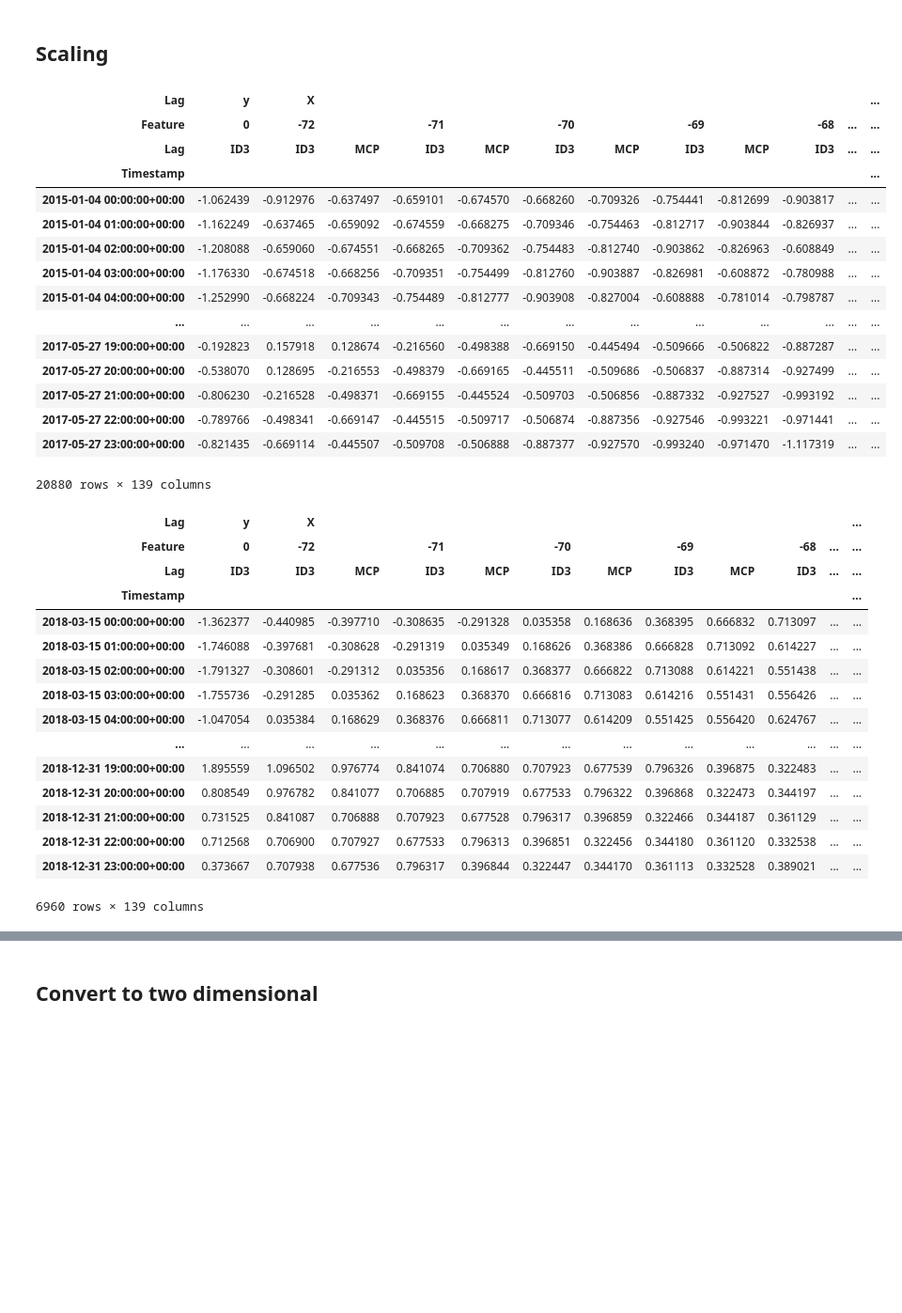
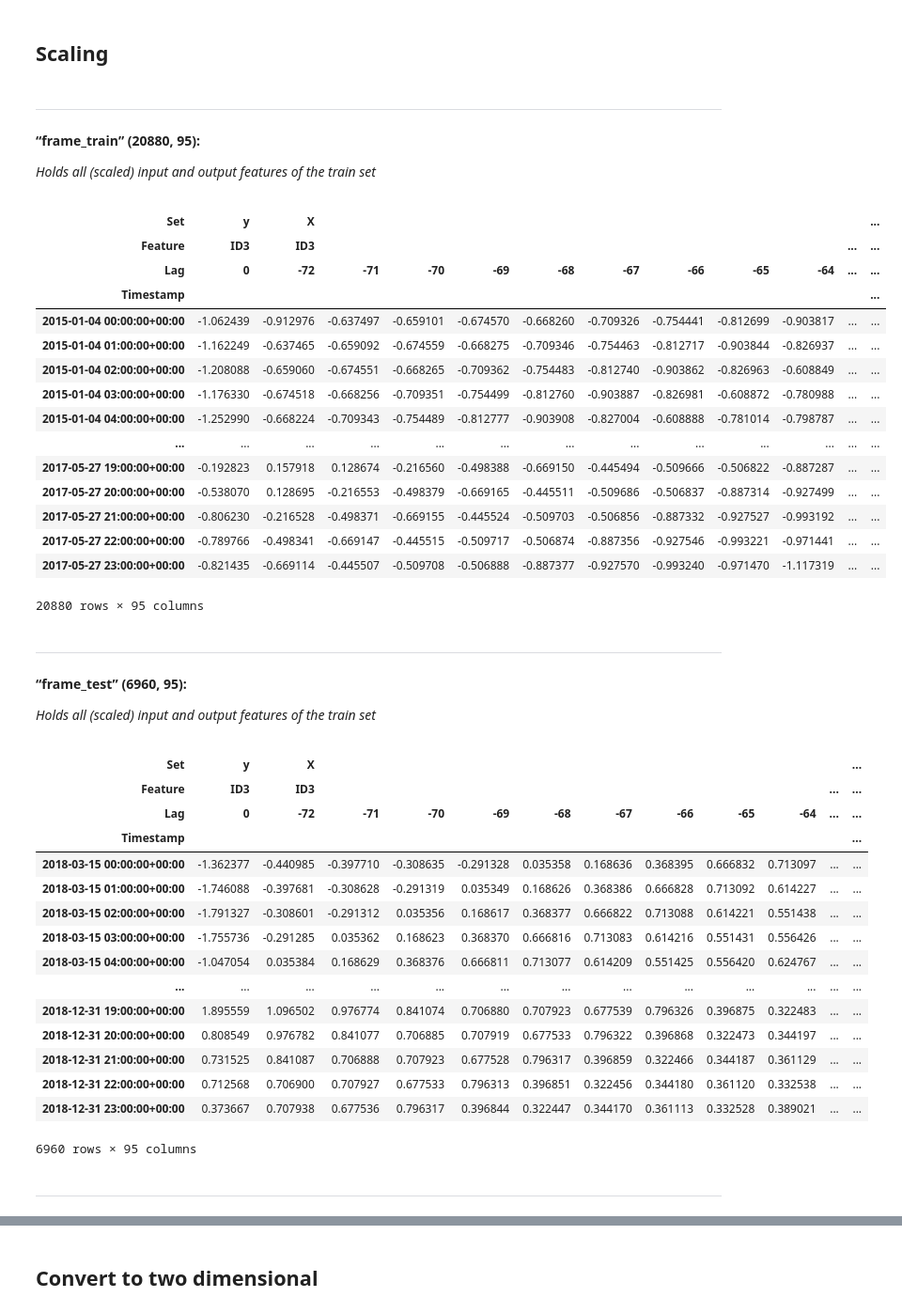
Before and after one commit to timovijn/ElectricityPriceForecasting, a Jupyter notebook: forecasting/forecasting.ipynb, the cells around one changed output, grey strips where cells are left out. Shown at 94% size. Saved outputs shown, nothing was run; the diff lists cells and outputs as text; code cells hidden in the pictures; blank space fills up the shorter version.

```diff
--- a/forecasting/forecasting.ipynb
+++ b/forecasting/forecasting.ipynb
@@ -91,5 +100,0 @@ display(features, features.shape)
-# %%
-
-features = features.dropna()
-
-display(features, features.shape)
@@ -313,36 +411,41 @@ Validation input (6960, 138) output (6960, 1)
 frame_train_unscaled = frame_train
 frame_test_unscaled = frame_test
 frame_val_unscaled = frame_val
 
 # ———————————————————————————————————————————————————————————————————————————————————————————————————— #
 
 y_scaler = StandardScaler()
 y_scaler.fit(frame_train['y'])
 
 frame_train['y'] = y_scaler.transform(frame_train['y'])
 frame_test['y'] = y_scaler.transform(frame_test['y'])
 frame_val['y'] = y_scaler.transform(frame_val['y'])
 
 # ———————————————————————————————————————————————————————————————————————————————————————————————————— #
 
 X_scaler = StandardScaler()
 X_scaler.fit(frame_train['X'])
 
 frame_train['X'] = X_scaler.transform(frame_train['X'])
 frame_test['X'] = X_scaler.transform(frame_test['X'])
 frame_val['X'] = X_scaler.transform(frame_val['X'])
 
 # ———————————————————————————————————————————————————————————————————————————————————————————————————— #
 
+display(Markdown('***')), display(Markdown(f'**“frame_train” {(frame_train.shape)}:** <p> *Holds all (scaled) input and output features of the train set*'))
 display(frame_train)
 
+display(Markdown('***')), display(Markdown(f'**“frame_test” {(frame_test.shape)}:** <p> *Holds all (scaled) input and output features of the train set*'))
 display(frame_test)
 
+display(Markdown('***')), display(Markdown(f'**“frame_val” {(frame_val.shape)}:** <p> *Holds all (scaled) input and output features of the train set*'))
 display(frame_val)
 # %% [output]
+***
+**“frame_train” (20880, 95):** <p> *Holds all (scaled) input and output features of the train set*
-| Lag | y | X |  |  |  |  |  |  |  |  |  | ... |
-| Feature | 0 | -72 |  | -71 |  | -70 |  | -69 |  | -68 | ... | ... |
-| Lag | ID3 | ID3 | MCP | ID3 | MCP | ID3 | MCP | ID3 | MCP | ID3 | ... | ... |
+| Set | y | X |  |  |  |  |  |  |  |  |  | ... |
+| Feature | ID3 | ID3 |  |  |  |  |  |  |  |  | ... | ... |
+| Lag | 0 | -72 | -71 | -70 | -69 | -68 | -67 | -66 | -65 | -64 | ... | ... |
 | Timestamp |  |  |  |  |  |  |  |  |  |  |  | ... |
 | 2015-01-04 00:00:00+00:00 | -1.062439 | -0.912976 | -0.637497 | -0.659101 | -0.674570 | -0.668260 | -0.709326 | -0.754441 | -0.812699 | -0.903817 | ... | ... |
 | 2015-01-04 01:00:00+00:00 | -1.162249 | -0.637465 | -0.659092 | -0.674559 | -0.668275 | -0.709346 | -0.754463 | -0.812717 | -0.903844 | -0.826937 | ... | ... |
@@ -355,10 +458,12 @@ display(frame_val)
 | 2017-05-27 21:00:00+00:00 | -0.806230 | -0.216528 | -0.498371 | -0.669155 | -0.445524 | -0.509703 | -0.506856 | -0.887332 | -0.927527 | -0.993192 | ... | ... |
 | 2017-05-27 22:00:00+00:00 | -0.789766 | -0.498341 | -0.669147 | -0.445515 | -0.509717 | -0.506874 | -0.887356 | -0.927546 | -0.993221 | -0.971441 | ... | ... |
 | 2017-05-27 23:00:00+00:00 | -0.821435 | -0.669114 | -0.445507 | -0.509708 | -0.506888 | -0.887377 | -0.927570 | -0.993240 | -0.971470 | -1.117319 | ... | ... |
-20880 rows × 139 columns
+20880 rows × 95 columns
+***
+**“frame_test” (6960, 95):** <p> *Holds all (scaled) input and output features of the train set*
-| Lag | y | X |  |  |  |  |  |  |  |  |  | ... |
-| Feature | 0 | -72 |  | -71 |  | -70 |  | -69 |  | -68 | ... | ... |
-| Lag | ID3 | ID3 | MCP | ID3 | MCP | ID3 | MCP | ID3 | MCP | ID3 | ... | ... |
+| Set | y | X |  |  |  |  |  |  |  |  |  | ... |
+| Feature | ID3 | ID3 |  |  |  |  |  |  |  |  | ... | ... |
+| Lag | 0 | -72 | -71 | -70 | -69 | -68 | -67 | -66 | -65 | -64 | ... | ... |
 | Timestamp |  |  |  |  |  |  |  |  |  |  |  | ... |
 | 2018-03-15 00:00:00+00:00 | -1.362377 | -0.440985 | -0.397710 | -0.308635 | -0.291328 | 0.035358 | 0.168636 | 0.368395 | 0.666832 | 0.713097 | ... | ... |
 | 2018-03-15 01:00:00+00:00 | -1.746088 | -0.397681 | -0.308628 | -0.291319 | 0.035349 | 0.168626 | 0.368386 | 0.666828 | 0.713092 | 0.614227 | ... | ... |
@@ -371,4 +476,5 @@ display(frame_val)
 | 2018-12-31 21:00:00+00:00 | 0.731525 | 0.841087 | 0.706888 | 0.707923 | 0.677528 | 0.796317 | 0.396859 | 0.322466 | 0.344187 | 0.361129 | ... | ... |
 | 2018-12-31 22:00:00+00:00 | 0.712568 | 0.706900 | 0.707927 | 0.677533 | 0.796313 | 0.396851 | 0.322456 | 0.344180 | 0.361120 | 0.332538 | ... | ... |
 | 2018-12-31 23:00:00+00:00 | 0.373667 | 0.707938 | 0.677536 | 0.796317 | 0.396844 | 0.322447 | 0.344170 | 0.361113 | 0.332528 | 0.389021 | ... | ... |
-6960 rows × 139 columns
+6960 rows × 95 columns
+***
```
Also changed, not shown: parts of 26 cells of this notebook.
